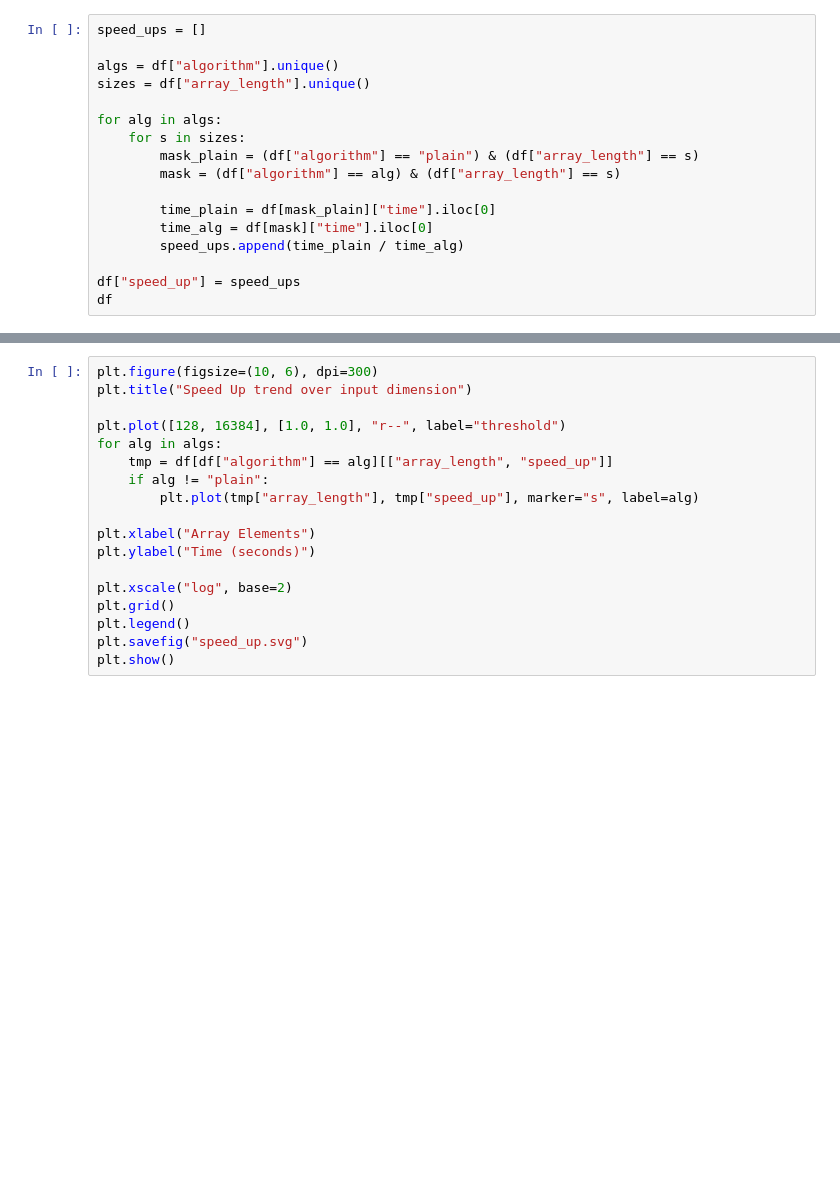
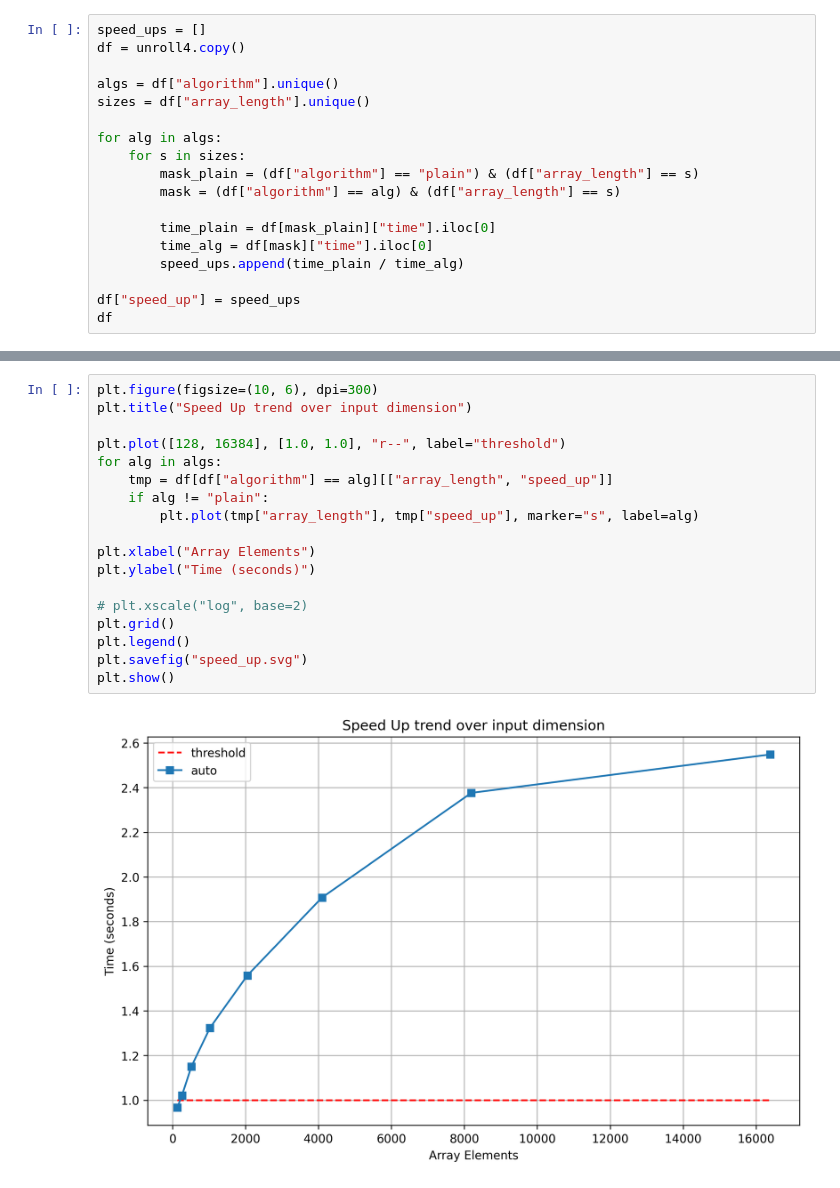
Before and after one commit to FedericoBustaffa/master, a Jupyter notebook: spm/assignment1/notebook.ipynb, the cells around one changed output, grey strips where cells are left out. Cells and saved outputs as stored; diff of their text form; blank space fills up the shorter version.

Commit message:
unrolling and auto version

```diff
--- a/spm/assignment1/notebook.ipynb
+++ b/spm/assignment1/notebook.ipynb
@@ -57,5 +57,6 @@ plt.show()
 # %%
 speed_ups = []
+df = unroll4.copy()
 
 algs = df["algorithm"].unique()
 sizes = df["array_length"].unique()
@@ -74,18 +93,20 @@ df
 # %%
 plt.figure(figsize=(10, 6), dpi=300)
 plt.title("Speed Up trend over input dimension")
 
 plt.plot([128, 16384], [1.0, 1.0], "r--", label="threshold")
 for alg in algs:
     tmp = df[df["algorithm"] == alg][["array_length", "speed_up"]]
     if alg != "plain":
         plt.plot(tmp["array_length"], tmp["speed_up"], marker="s", label=alg)
 
 plt.xlabel("Array Elements")
 plt.ylabel("Time (seconds)")
 
-plt.xscale("log", base=2)
+# plt.xscale("log", base=2)
 plt.grid()
 plt.legend()
 plt.savefig("speed_up.svg")
 plt.show()
+# %% [output]
+[figure, added]
```
Also changed, not shown: parts of 3 cells of this notebook, 10 other files.
